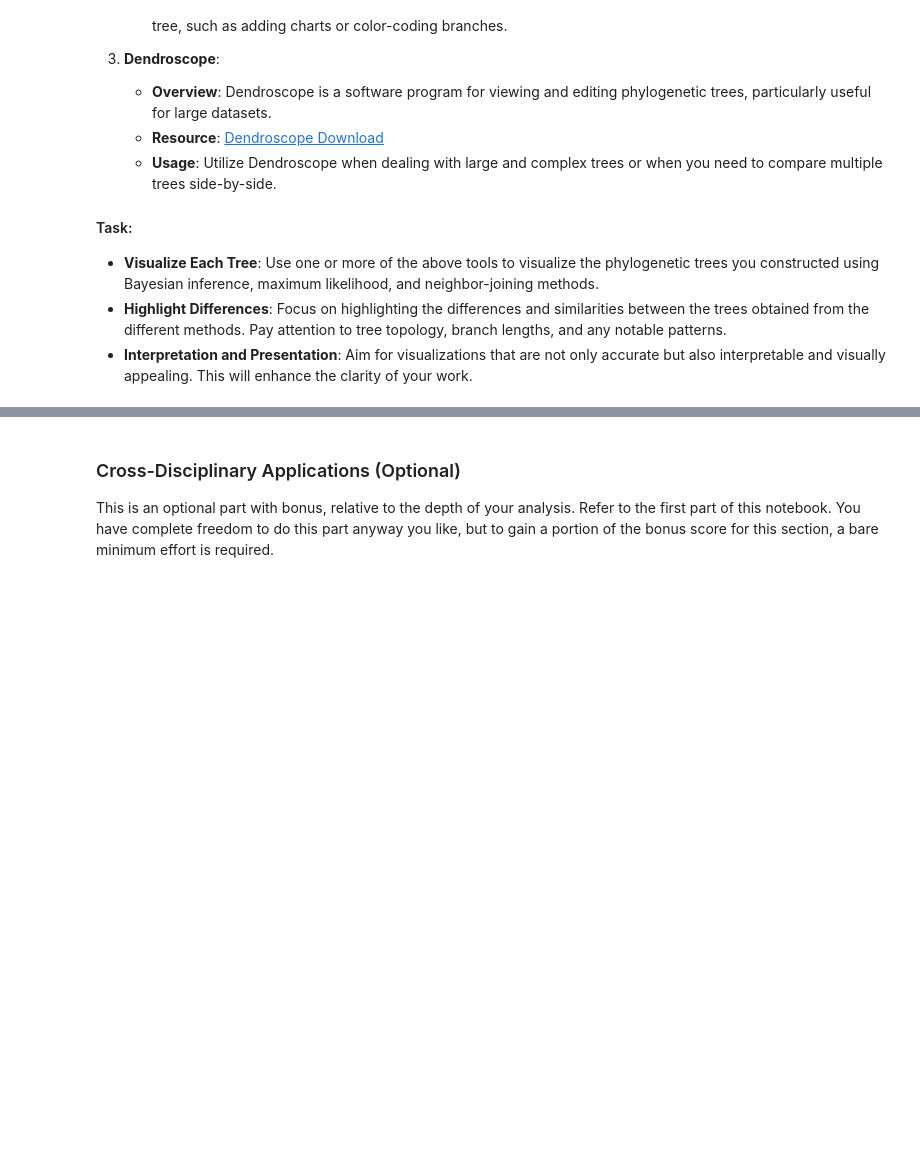
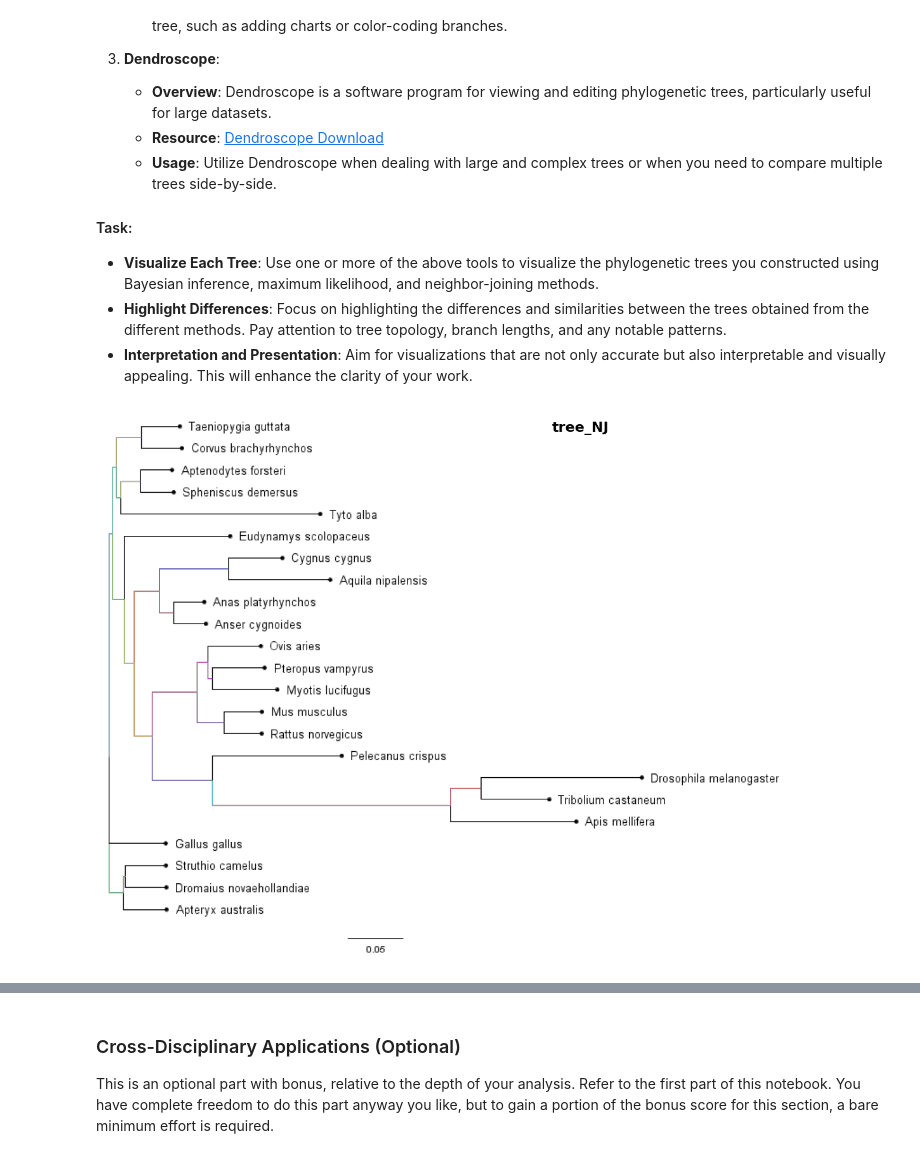
Before and after one commit to alirezanobakht13/Intro-bioinformatics, a Jupyter notebook: tasks/mitochondrial-comparison-phylogenetic-construction/MitochondrialComparisonPhylogeneticTreeConstruction.ipynb, the cells around one changed output, grey strips where cells are left out. Drawn from its saved outputs; the diff is of its cells as text; code cells hidden in the pictures; blank space fills up the shorter version.

Commit message:
step 6 In-Depth Phylogenetic Tree Visualization Done!

```diff
--- a/tasks/mitochondrial-comparison-phylogenetic-construction/MitochondrialComparisonPhylogeneticTreeConstruction.ipynb
+++ b/tasks/mitochondrial-comparison-phylogenetic-construction/MitochondrialComparisonPhylogeneticTreeConstruction.ipynb
@@ -569,0 +694,25 @@ Having constructed phylogenetic trees using different methods, our next task is
+# %%
+import matplotlib.pyplot as plt
+import matplotlib.image as mpimg
+def visualize_tree(tree):
+  # Load the image
+  img = mpimg.imread(tree)
+
+  # Set the figure size
+  plt.figure(figsize=(14, 12))
+
+  # Display the image
+  plt.imshow(img)
+  plt.axis('off')  # Turn off axis labels
+
+  # Add a label
+  plt.text(500, 20, f"{tree}".split(".")[-3].split("/")[-1], color='black', fontsize=16, fontweight='bold')
+
+  plt.show()
+# %%
+# Path to the image file
+tree_NJ = "/content/drive/MyDrive/task2_project_bio/tree_NJ.newick.png"
+# %%
+visualize_tree(tree_NJ)
+# %% [output]
+[figure, added]
```
Also changed, not shown: parts of 15 cells of this notebook.
